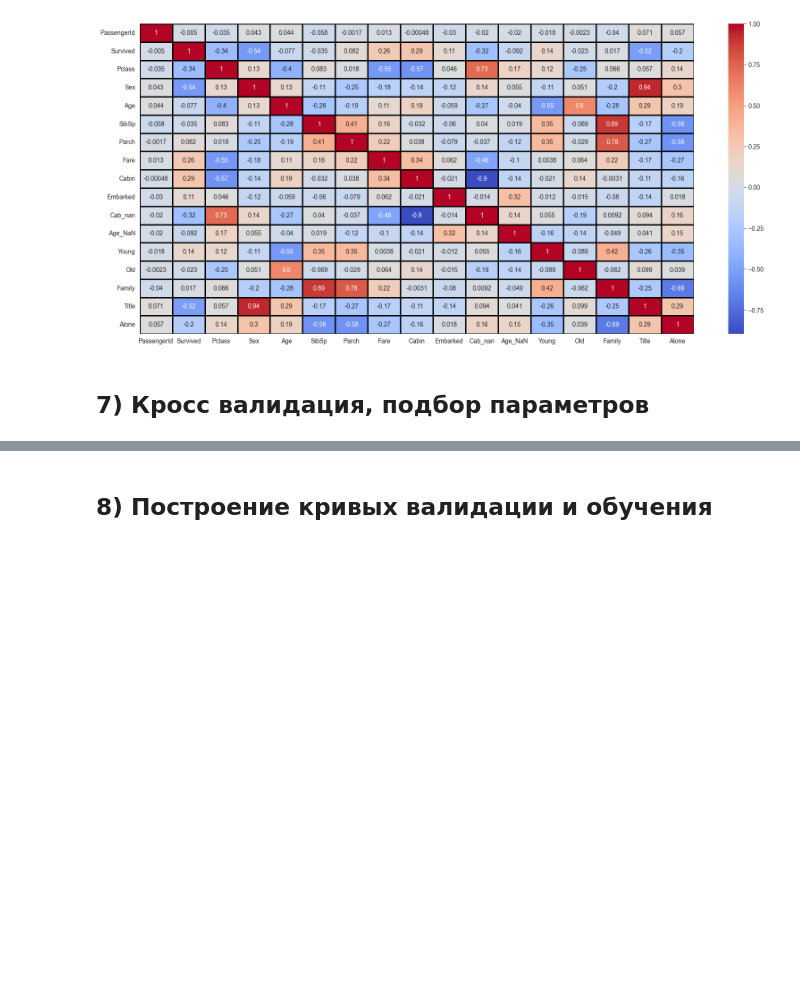
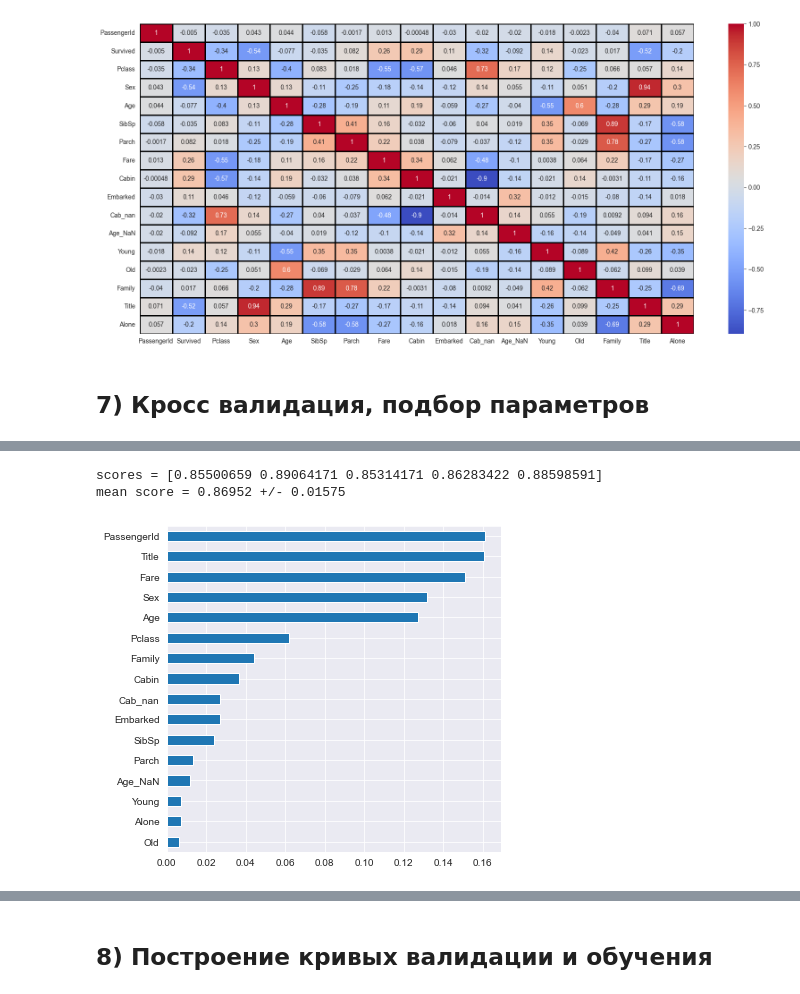
Before and after one commit to ex3del/lab4_iad, a Jupyter notebook: Без названия.ipynb, the cells around one changed output, grey strips where cells are left out. Drawn from its saved outputs; the diff is of its cells as text; code cells hidden in the pictures; blank space fills up the shorter version.

```diff
--- a/Без названия.ipynb
+++ b/Без названия.ipynb
@@ -712,0 +723,43 @@ plt.show()
+# %%
+def plot_features_scores(model, data, target, column_names, model_type):
+    '''Функция для визуализации важности признаков'''
+
+    model.fit(data, target)
+
+    if model_type == 'rf':
+        (pd.DataFrame(data={'score': model['rf'].feature_importances_},
+                      index=column_names).sort_values(by='score')
+                                         .plot(kind='barh', grid=True,
+                                               figsize=(6,6), legend=False));
+    elif model_type == 'lr':
+        (pd.DataFrame(data={'score': model['lr'].coef_[0]},
+                      index=column_names).sort_values(by='score')
+                                         .plot(kind='barh', grid=True,
+                                               figsize=(6,6), legend=False));
+
+    else:
+        raise KeyError('Unknown model_type')
+# %%
+X = train_df.copy()
+y = X.pop("Survived")
+# %%
+X = X.fillna(X.mean())
+SEED = 1
+rf = Pipeline([('rf', RandomForestClassifier(n_jobs=-1,
+                                             class_weight='balanced',
+                                             random_state=SEED))])
+
+# параметры кросс-валидации (стратифицированная 5-фолдовая с перемешиванием)
+skf = StratifiedKFold(n_splits=5, shuffle=True, random_state=SEED)
+
+scores = cross_val_score(estimator=rf, X=X, y=y,
+                         cv=skf, scoring='roc_auc', n_jobs=-1)
+print('scores = {} \nmean score = {:.5f} +/- {:.5f}'.format(scores, scores.mean(), scores.std()))
+
+# важность признаков
+
+plot_features_scores(model=rf, data=X, target=y, column_names=X.columns, model_type='rf')
+# %% [output]
+scores = [0.85500659 0.89064171 0.85314171 0.86283422 0.88598591]
+mean score = 0.86952 +/- 0.01575
+[figure, added]
```
Also changed, not shown: parts of 24 cells of this notebook.
